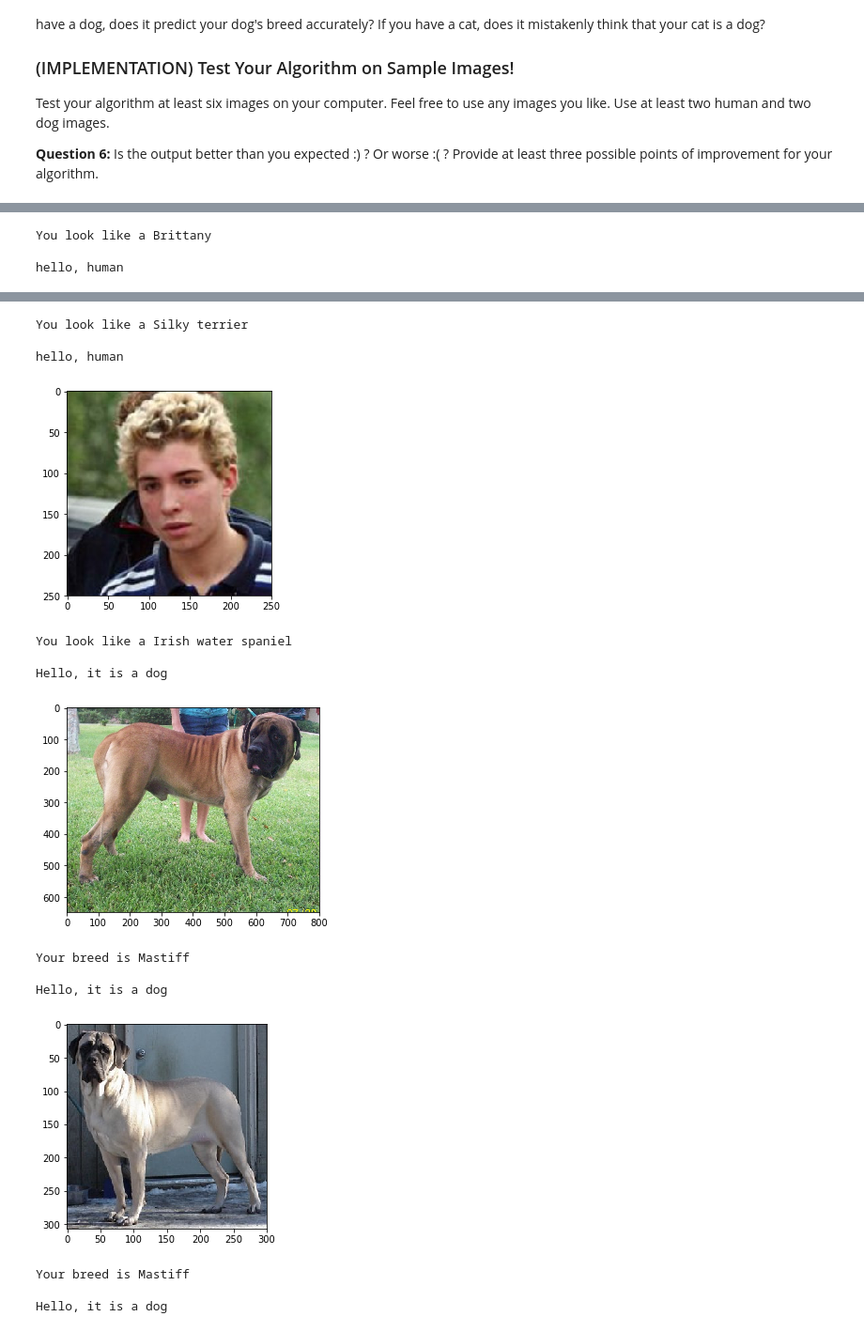
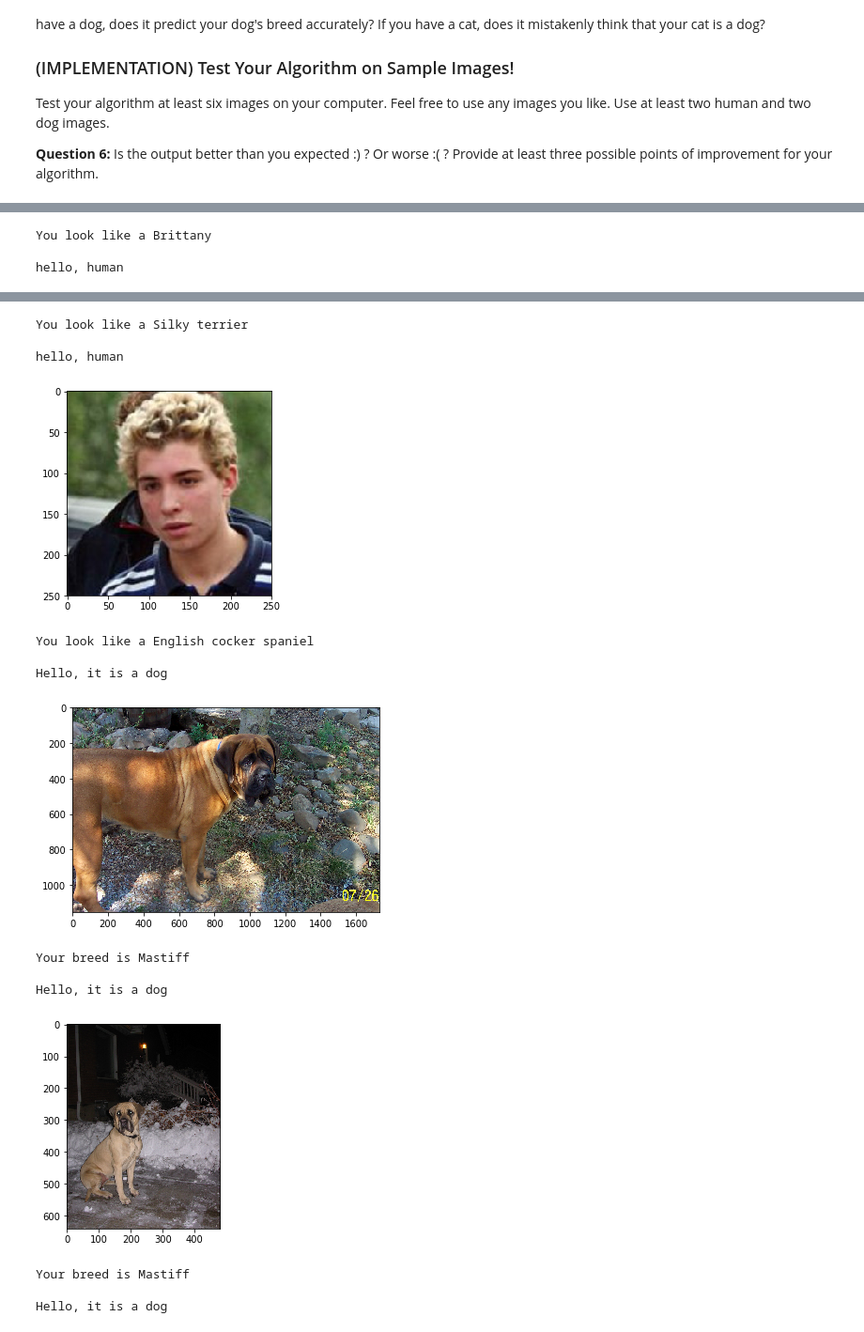
Before and after one commit to neelabhnagaich/udacityDeeplearning, a Jupyter notebook: 2. Dog Breed Classifier/dog_app.ipynb, the cells around one changed output, grey strips where cells are left out. Shown at 94% size. Saved outputs shown, nothing was run; the diff lists cells and outputs as text; code cells hidden in the pictures.

Commit message:
add answer to ques 6 and tested model with images on system

```diff
--- a/2. Dog Breed Classifier/dog_app.ipynb
+++ b/2. Dog Breed Classifier/dog_app.ipynb
@@ -926,30 +935,30 @@ __Answer:__ (Three possible points for improvement)
 # %%
 ## TODO: Execute your algorithm from Step 6 on
 ## at least 6 images on your computer.
 ## Feel free to use as many code cells as needed.
 
 ## suggested code, below
-for file in np.hstack((human_files[:3], dog_files[:3])):
+for file in np.hstack((human_files[:3], dog_files[34:37])):
     run_app(file)
 # %% [output]
 hello, human
 [figure]
 You look like a Brittany
 
 hello, human
 [figure]
 You look like a Silky terrier
 
 hello, human
 [figure]
-You look like a Irish water spaniel
+You look like a English cocker spaniel
 
 Hello, it is a dog
-[figure, old version]
+[figure, new version]
 Your breed is Mastiff
 
 Hello, it is a dog
-[figure, old version]
+[figure, new version]
 Your breed is Mastiff
 
 Hello, it is a dog
```
Also changed, not shown: parts of 7 cells of this notebook, 8 other files.
